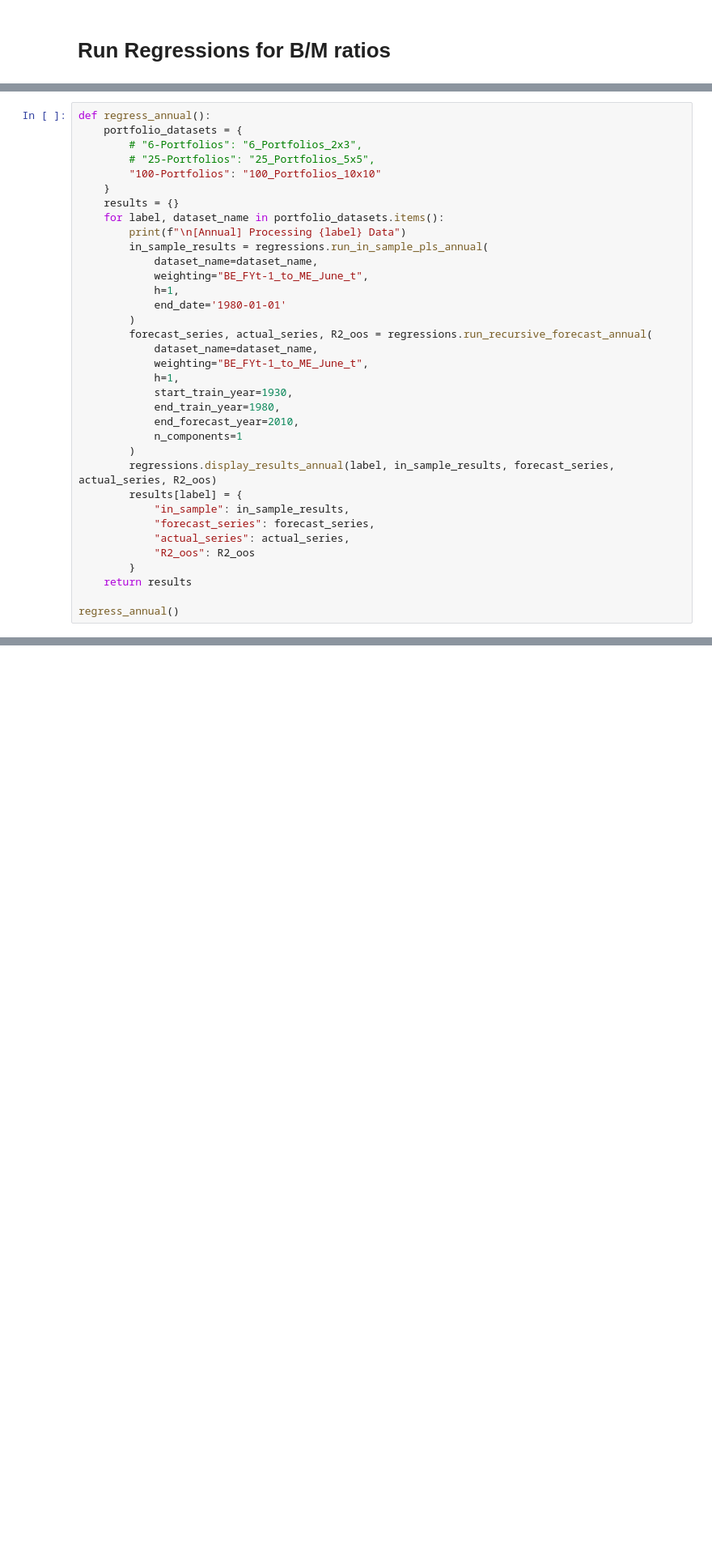
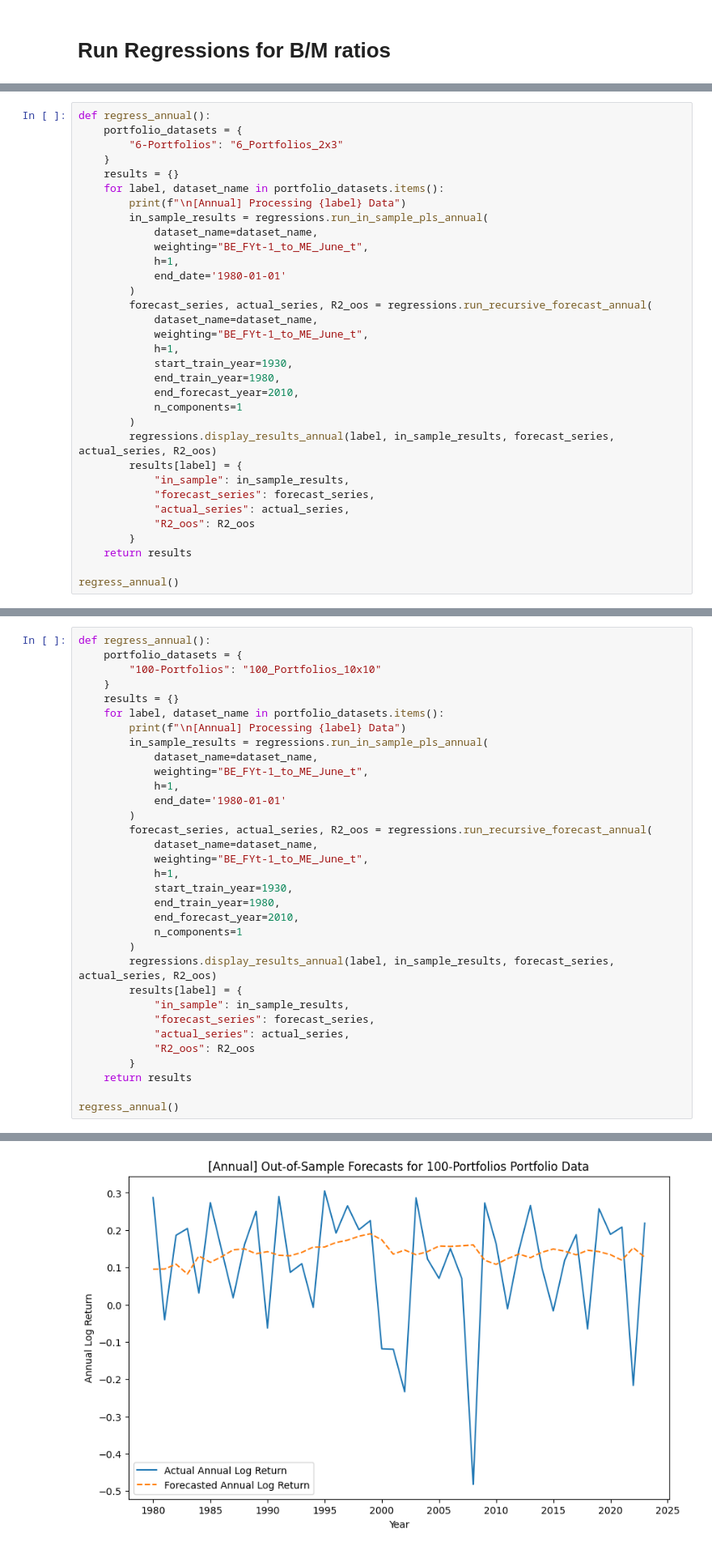
Before and after one commit to jaredszajkowski/finm32900_project_group6, a Jupyter notebook: src/01_Market_Expectations_In_The_Cross-Section_Of_Present_Values_Final.ipynb, the cells around one changed output, grey strips where cells are left out. Shown at 81% size. Cells and saved outputs as stored; diff of their text form; blank space fills up the shorter version.

```diff
--- a/src/01_Market_Expectations_In_The_Cross-Section_Of_Present_Values_Final.ipynb
+++ b/src/01_Market_Expectations_In_The_Cross-Section_Of_Present_Values_Final.ipynb
@@ -205,9 +208,7 @@ Out-of-Sample Predictive R²: 0.0098
 # %%
 def regress_annual():
     portfolio_datasets = {
-        # "6-Portfolios": "6_Portfolios_2x3",
-        # "25-Portfolios": "25_Portfolios_5x5",
-        "100-Portfolios": "100_Portfolios_10x10"
+        "6-Portfolios": "6_Portfolios_2x3"
     }
     results = {}
     for label, dataset_name in portfolio_datasets.items():
@@ -292,0 +372,34 @@ Notes:
+# %%
+def regress_annual():
+    portfolio_datasets = {
+        "100-Portfolios": "100_Portfolios_10x10"
+    }
+    results = {}
+    for label, dataset_name in portfolio_datasets.items():
+        print(f"\n[Annual] Processing {label} Data")
+        in_sample_results = regressions.run_in_sample_pls_annual(
+            dataset_name=dataset_name,
+            weighting="BE_FYt-1_to_ME_June_t",
+            h=1,
+            end_date='1980-01-01'
+        )
+        forecast_series, actual_series, R2_oos = regressions.run_recursive_forecast_annual(
+            dataset_name=dataset_name,
+            weighting="BE_FYt-1_to_ME_June_t",
+            h=1,
+            start_train_year=1930,
+            end_train_year=1980,
+            end_forecast_year=2010,
+            n_components=1
+        )
+        regressions.display_results_annual(label, in_sample_results, forecast_series, actual_series, R2_oos)
+        results[label] = {
+            "in_sample": in_sample_results,
+            "forecast_series": forecast_series,
+            "actual_series": actual_series,
+            "R2_oos": R2_oos
+        }
+    return results
+
+regress_annual()
+# %% [output]
@@ -292,0 +440 @@ Notes:
+[figure, added]
```
Also changed, not shown: parts of 22 cells of this notebook, 7 other files.
